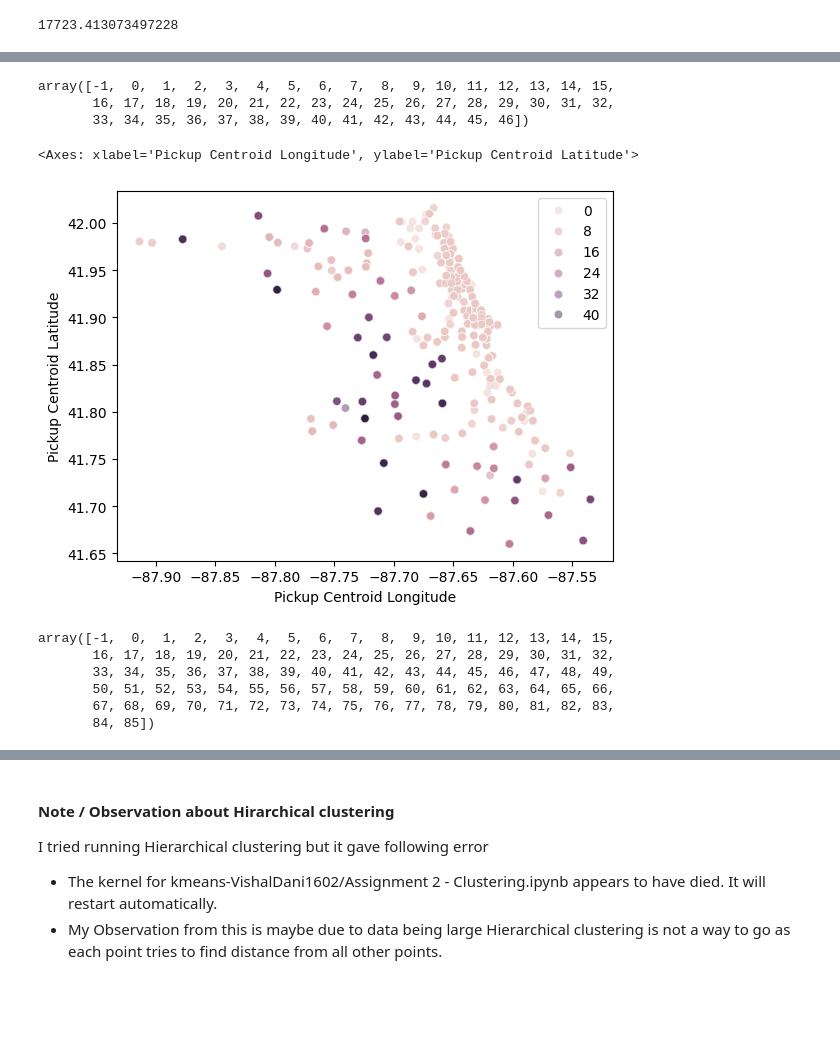
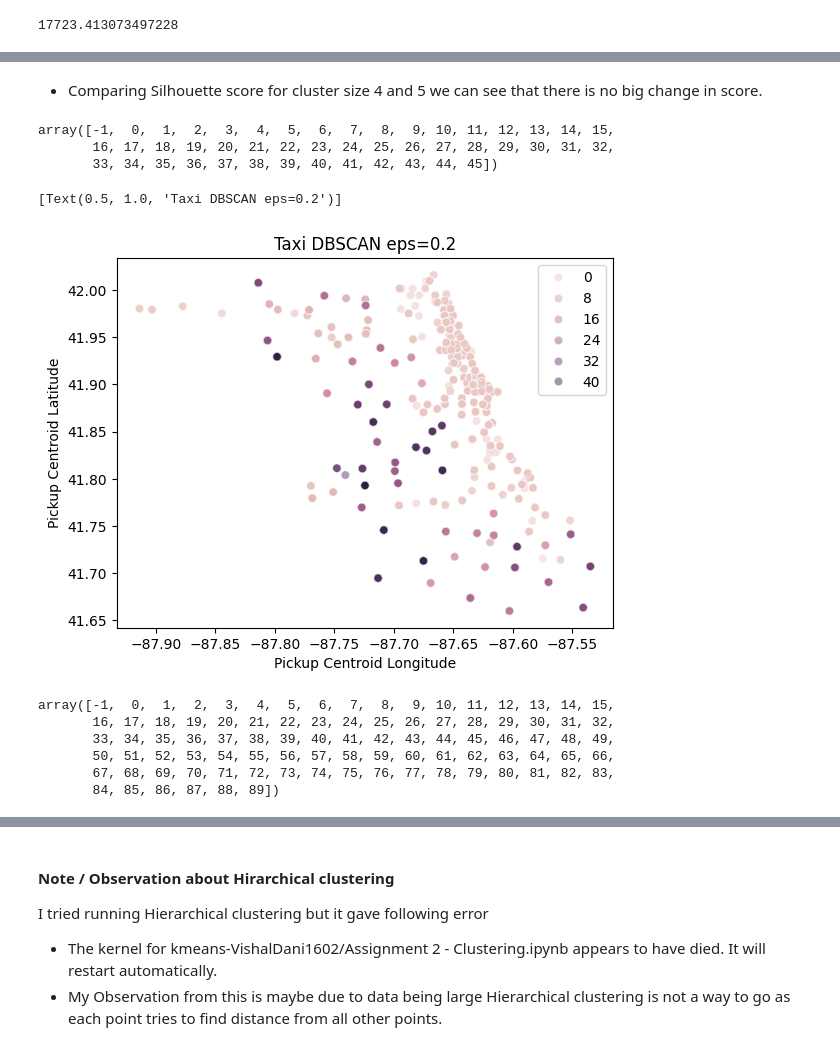
Before and after one commit to USFCA-CS663-Spring2024/kmeans-VishalDani1602, a Jupyter notebook: Assignment 2 - Clustering.ipynb, the cells around one changed output, grey strips where cells are left out. Saved outputs shown, nothing was run; the diff lists cells and outputs as text; code cells hidden in the pictures; blank space fills up the shorter version.

```diff
--- a/Assignment 2 - Clustering.ipynb
+++ b/Assignment 2 - Clustering.ipynb
@@ -143,8 +160,6 @@ that algorithm? Is that what you expected?
 # %% [markdown]
 ### Analysing Chicago Taxi Data with different clustering algorithms
 # %%
-df_taxi = pd.read_csv('Taxi_Trips__2013-2023_.csv')
-# only taking pickup data from dataset for clustering
-df_taxi = df_taxi[['Pickup Centroid Latitude', 'Pickup Centroid Longitude']]
-df_taxi
+df_taxi_whole = pd.read_csv('Taxi_Trips__2013-2023_.csv')
+df_taxi_whole
 # %% [output]
@@ -163,0 +179,5 @@ df_taxi
+# %%
+# Restricting clustering for pickup data from the dataset as it is mentioned in the assignment
+# that we can work with only pickup or dropoff data for clustering.
+df_taxi = df_taxi_whole[['Pickup Centroid Latitude', 'Pickup Centroid Longitude']]
+df_taxi
@@ -261,4 +337,5 @@ kminertia.plot()
 # %%
-kmeans_taxi2 = KMeans(n_clusters=6, init='k-means++')
+# from above observation checking for n_clusters = 5
+kmeans_taxi2 = KMeans(n_clusters=5, init='k-means++')
 kmeans_taxi2.fit(df_taxi_scaled)
 # %% [output]
@@ -271,29 +356,30 @@ sns.scatterplot(data=df_taxi, x=df_taxi['Pickup Centroid Longitude'], y=df_taxi[
+# %% [markdown]
+- Comparing Silhouette score for cluster size 4 and 5 we can see that there is no big change in score.
 # %%
 # DBSCAN clustering
-dbscan = DBSCAN(eps=0.2, min_samples=5)
+dbscan = DBSCAN(eps=0.2, min_samples=10)
 dbscan.fit(df_taxi_scaled)
-dbscan_clusters = dbscan.labels_
-np.unique(dbscan_clusters)
+np.unique(dbscan.labels_) # how many clusters are formed
 # %% [output]
 array([-1,  0,  1,  2,  3,  4,  5,  6,  7,  8,  9, 10, 11, 12, 13, 14, 15,
        16, 17, 18, 19, 20, 21, 22, 23, 24, 25, 26, 27, 28, 29, 30, 31, 32,
-       33, 34, 35, 36, 37, 38, 39, 40, 41, 42, 43, 44, 45, 46])
+       33, 34, 35, 36, 37, 38, 39, 40, 41, 42, 43, 44, 45])
 # %%
-sns.scatterplot(data=df_taxi, x=df_taxi['Pickup Centroid Longitude'], y=df_taxi['Pickup Centroid Latitude'] , hue=dbscan.labels_, alpha = 0.5)
+sns.scatterplot(data=df_taxi, x=df_taxi['Pickup Centroid Longitude'], y=df_taxi['Pickup Centroid Latitude'] ,
+                hue=dbscan.labels_, alpha = 0.5).set(title = "Taxi DBSCAN eps=0.2")
 # %% [output]
-<Axes: xlabel='Pickup Centroid Longitude', ylabel='Pickup Centroid Latitude'>
+[Text(0.5, 1.0, 'Taxi DBSCAN eps=0.2')]
-[figure, old version]
+[figure, new version]
 # %%
 # testing for different eps and min_samples
-dbscan2 = DBSCAN(eps=0.1, min_samples=10)
+dbscan2 = DBSCAN(eps=0.1, min_samples=5)
 dbscan2.fit(df_taxi_scaled)
-dbscan_clusters2 = dbscan2.labels_
-np.unique(dbscan_clusters2)
+np.unique(dbscan2.labels_)
 # %% [output]
 array([-1,  0,  1,  2,  3,  4,  5,  6,  7,  8,  9, 10, 11, 12, 13, 14, 15,
        16, 17, 18, 19, 20, 21, 22, 23, 24, 25, 26, 27, 28, 29, 30, 31, 32,
        33, 34, 35, 36, 37, 38, 39, 40, 41, 42, 43, 44, 45, 46, 47, 48, 49,
        50, 51, 52, 53, 54, 55, 56, 57, 58, 59, 60, 61, 62, 63, 64, 65, 66,
        67, 68, 69, 70, 71, 72, 73, 74, 75, 76, 77, 78, 79, 80, 81, 82, 83,
-       84, 85])
+       84, 85, 86, 87, 88, 89])
 # %%
```
Also changed, not shown: parts of 68 cells of this notebook, 1 other file.
